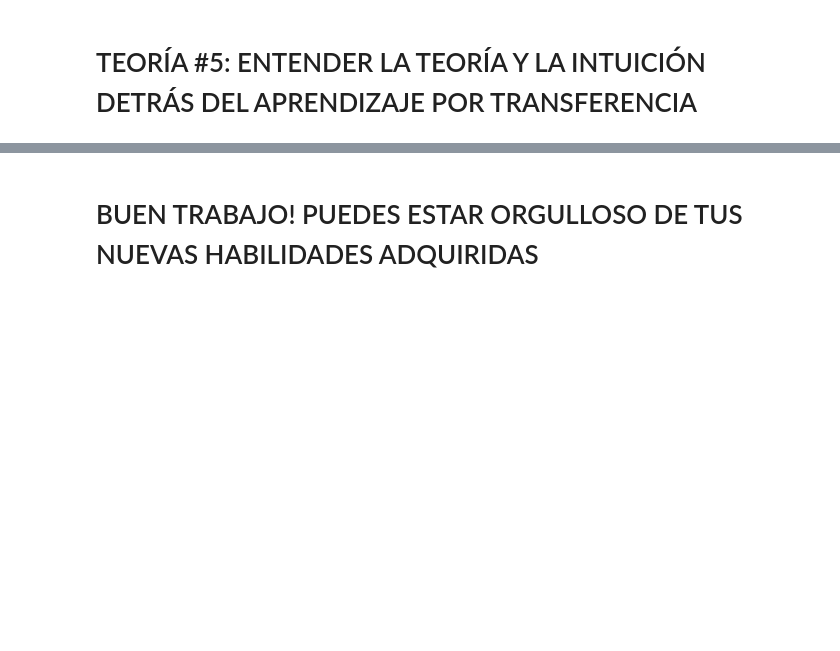
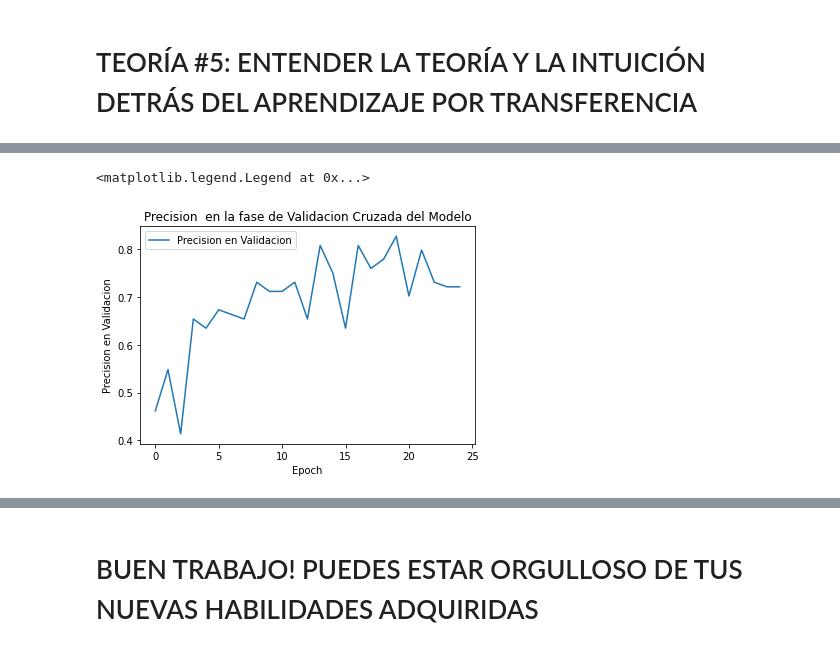
Before and after one commit to sergioarnold87/Departamento-de-Operaciones, a Jupyter notebook: Departamento_de_Operaciones.ipynb, the cells around one changed output, grey strips where cells are left out. Saved outputs shown, nothing was run; the diff lists cells and outputs as text; code cells hidden in the pictures; blank space fills up the shorter version.

```diff
--- a/Departamento_de_Operaciones.ipynb
+++ b/Departamento_de_Operaciones.ipynb
@@ -99,0 +255,10 @@ Mounted at /content/drive
+# %%
+plt.plot(history.history['val_accuracy'])
+
+plt.title("Precision  en la fase de Validacion Cruzada del Modelo")
+plt.xlabel("Epoch")
+plt.ylabel("Precision en Validacion")
+plt.legend(["Precision en Validacion"])
+# %% [output]
+<matplotlib.legend.Legend at 0x...>
+[figure, added]
```
Also changed, not shown: parts of 40 cells of this notebook.
